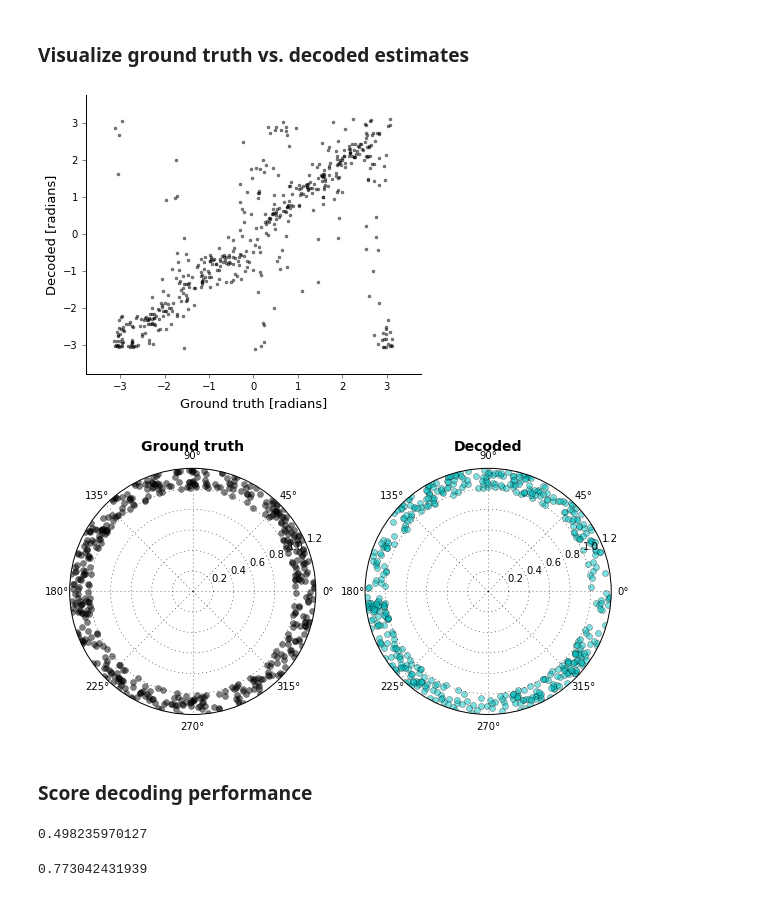
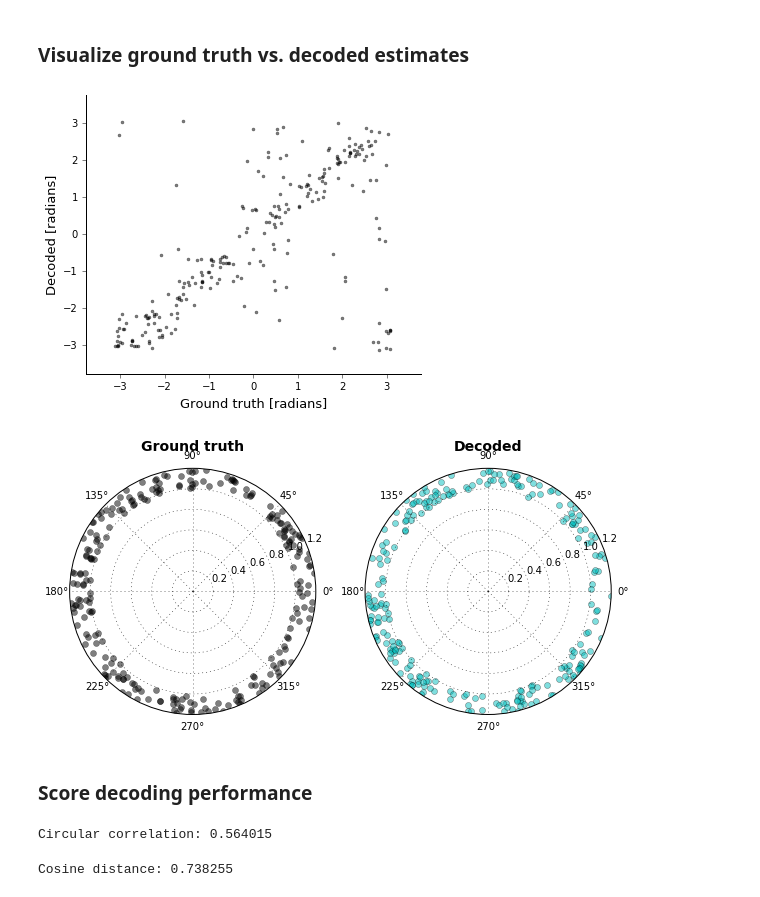
Before and after one commit to KordingLab/spykes, a Jupyter notebook: notebooks_examples/neuropop_simul_example.ipynb, the cells around one changed output. Cells and saved outputs as stored; diff of their text form; code cells hidden in the pictures.

Commit message:
added cross validation to neuropop demos

```diff
--- a/notebooks_examples/neuropop_simul_example.ipynb
+++ b/notebooks_examples/neuropop_simul_example.ipynb
@@ -24,7 +26,10 @@ x, Y, mu, k0, k, g, b = pop.simulate(pop.tunemodel, n_samples=500, winsize=400.0
+# %%
+from sklearn.cross_validation import train_test_split
+Y_train, Y_test, x_train, x_test = train_test_split(Y, x, test_size=0.5, random_state=42)
 # %% [markdown]
 ### Fit the tuning curves with gradient descent
 # %%
-pop.fit(x, Y)
+pop.fit(x_train, Y_train)
 # %% [markdown]
 ### Predict the population activity with the fit tuning curves
 # %%
@@ -57,47 +58,47 @@ plt.show()
 # %% [markdown]
 ### Decode feature from the population activity
 # %%
-xhat = pop.decode(Y)
+xhat_test = pop.decode(Y_test)
 # %% [markdown]
 ### Visualize ground truth vs. decoded estimates
 # %%
 plt.figure(figsize=[6,5])
 
-plt.plot(x, xhat, 'k.', alpha=0.5)
+plt.plot(x_test, xhat_test, 'k.', alpha=0.5)
 plt.xlim([-1.2*np.pi, 1.2*np.pi])
 plt.ylim([-1.2*np.pi, 1.2*np.pi])
 plt.xlabel('Ground truth [radians]')
 plt.ylabel('Decoded [radians]')
 plt.tick_params(axis='y', right='off')
 plt.tick_params(axis='x', top='off')
 ax = plt.gca()
 ax.spines['top'].set_visible(False)
 ax.spines['right'].set_visible(False)
 
 plt.figure(figsize=[15,5])
-jitter = 0.2*np.random.rand(x.shape[0])
+jitter = 0.2*np.random.rand(x_test.shape[0])
 plt.subplot(132, polar=True)
-plt.plot(x, np.ones(x.shape[0]) + jitter, 'ko', alpha=0.5)
+plt.plot(x_test, np.ones(x_test.shape[0]) + jitter, 'ko', alpha=0.5)
 plt.title('Ground truth')
 
 plt.subplot(133, polar=True)
-plt.plot(xhat, np.ones(xhat.shape[0]) + jitter, 'co', alpha=0.5)
+plt.plot(xhat_test, np.ones(xhat_test.shape[0]) + jitter, 'co', alpha=0.5)
 plt.title('Decoded')
 plt.show()
 # %% [output]
-[figure, old version]
+[figure, new version]
-[figure, old version]
+[figure, new version]
 # %% [markdown]
 ### Score decoding performance
 # %%
 # Circular correlation
-circ_corr = pop.score(x, xhat, method='circ_corr')
-print circ_corr
+circ_corr = pop.score(x_test, xhat_test, method='circ_corr')
+print 'Circular correlation: %f' % (circ_corr)
 # %% [output]
-0.498235970127
+Circular correlation: 0.564015
 # %%
 # Cosine distance
-cosine_dist = pop.score(x, xhat, method='cosine_dist')
-print cosine_dist
+cosine_dist = pop.score(x_test, xhat_test, method='cosine_dist')
+print 'Cosine distance: %f' % (cosine_dist)
 # %% [output]
-0.773042431939
+Cosine distance: 0.738255
```
Also changed, not shown: parts of 6 cells of this notebook, 1 other file.
